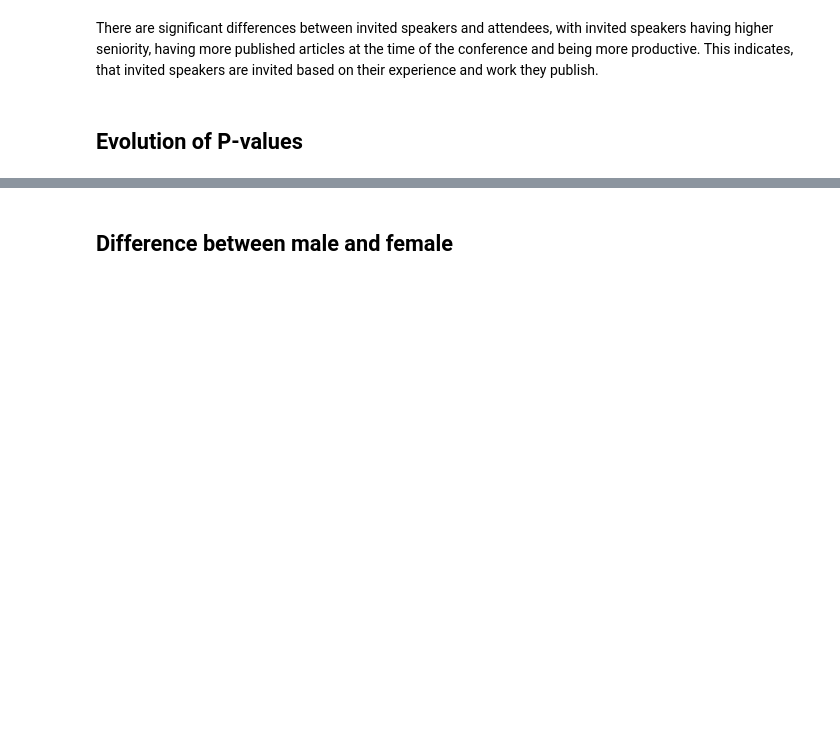
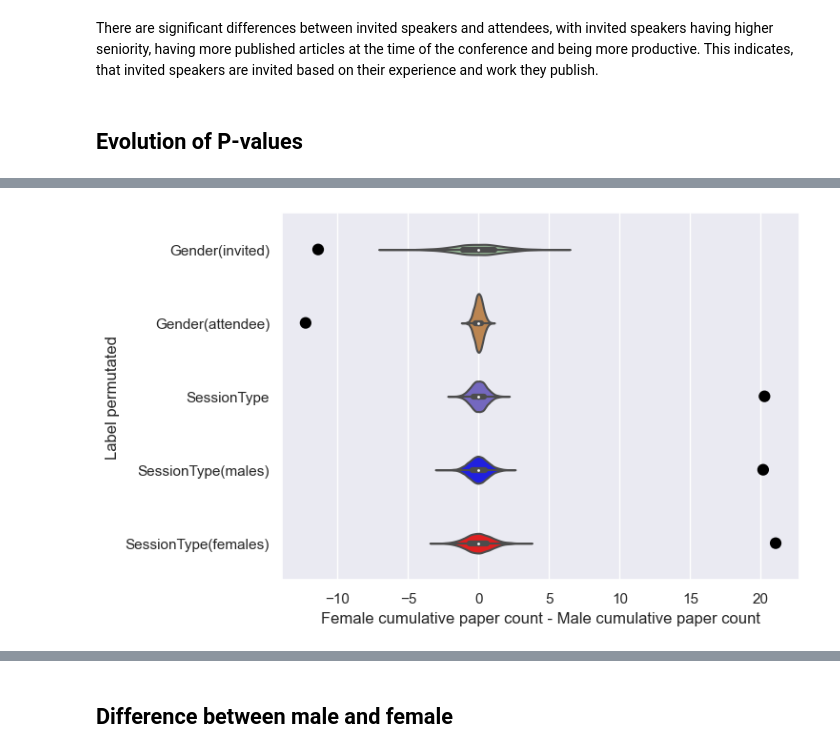
Before and after one commit to EllenWM/Evolution-of-Gender-Diversity-in-Physics-Conferences, a Jupyter notebook: PermutationTest.ipynb, the cells around one changed output, grey strips where cells are left out. Saved outputs shown, nothing was run; the diff lists cells and outputs as text; code cells hidden in the pictures; blank space fills up the shorter version.

```diff
--- a/PermutationTest.ipynb
+++ b/PermutationTest.ipynb
@@ -435,0 +450,9 @@ sns.violinplot(data=df, x="class", y="age", hue="alive", split=True, inner="quar
+# %%
+sns.violinplot(data = paperCount_df, x = 'CumulativePaperCount', y = 'Attribute', palette = ['darkseagreen', 'peru', 'slateblue', 'blue', 'red'])
+sns.pointplot(data=delta_df, x="CumulativePaperCount_meanDiff", y='Attribute', join = False, color = 'black')
+plt.xlabel('Female cumulative paper count - Male cumulative paper count')
+plt.ylabel('Label permutated')
+plt.savefig("Figures/violinPaperCount", bbox_inches = 'tight')
+plt.show()
+# %% [output]
+[figure, added]
```
Also changed, not shown: parts of 32 cells of this notebook.
